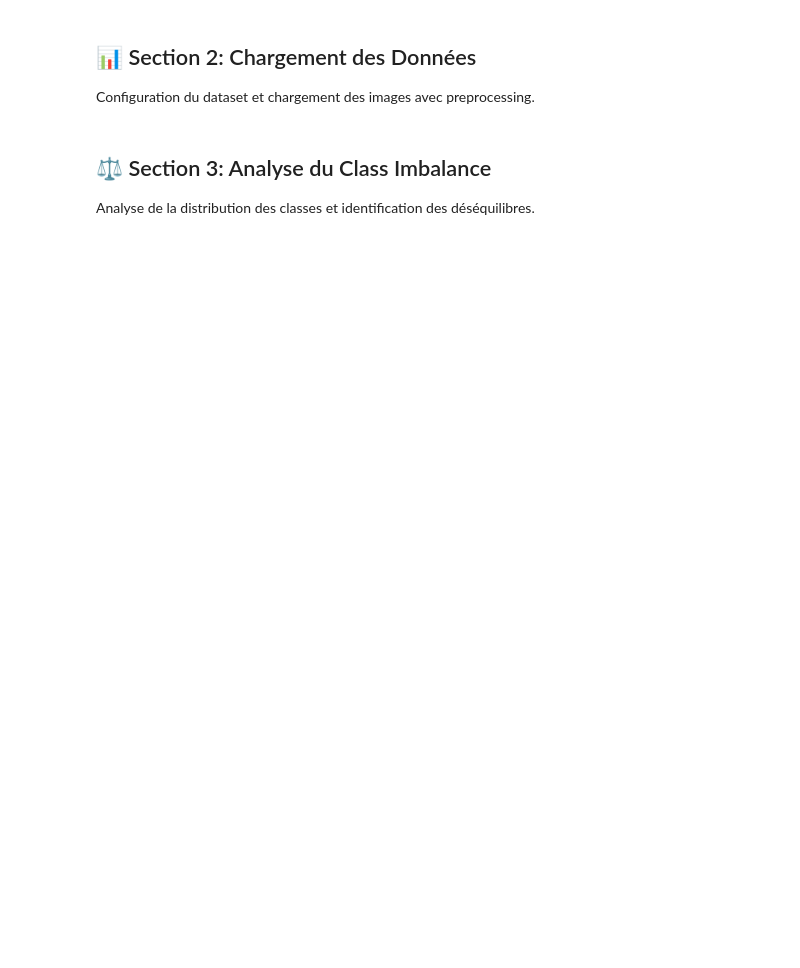
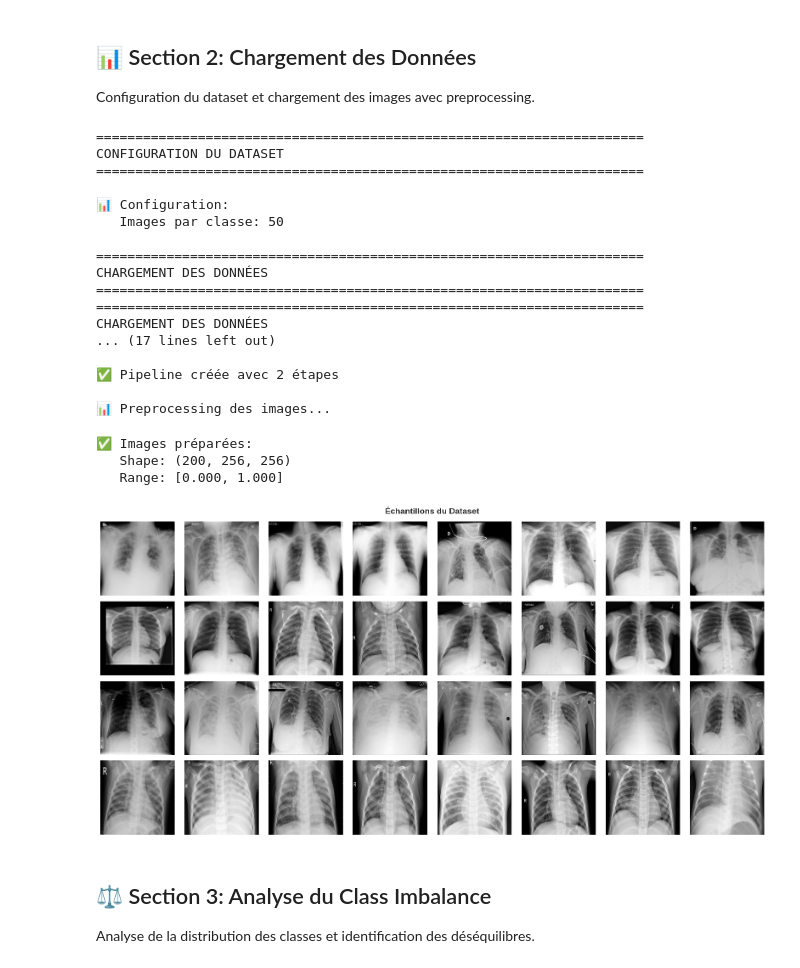
Before and after one commit to L-Poca/Data_Pipeline, a Jupyter notebook: notebooks/comprehensive_ml_pipeline.ipynb, the cells around one changed output. Saved outputs shown, nothing was run; the diff lists cells and outputs as text; code cells hidden in the pictures; blank space fills up the shorter version.

```diff
--- a/notebooks/comprehensive_ml_pipeline.ipynb
+++ b/notebooks/comprehensive_ml_pipeline.ipynb
@@ -390,7 +419,7 @@ print("=" * 70)
 # ⚠️ PARAMÈTRE IMPORTANT : Nombre d'images par classe
 # None = toutes les images (~21K total)
 # 100/500/1000 = tests rapides
-N_IMAGES_PER_CLASS = None  # Modifier pour tests rapides
+N_IMAGES_PER_CLASS = 50 # Modifier pour tests rapides
 
 print(f"\n📊 Configuration:")
 print(f"   Images par classe: {N_IMAGES_PER_CLASS if N_IMAGES_PER_CLASS else 'TOUTES'}")
@@ -422,33 +451,55 @@ print(f"   Distribution: {np.bincount(labels_int)}")
 # Créer pipeline de preprocessing
 pipeline_img = create_preprocessing_pipeline(
     img_size=config.img_size,
     color_mode='L',  # Grayscale
     mask_paths=None,
     verbose=True
 )
 
 # Charger et preprocesser
 print("\n📊 Preprocessing des images...")
 images = pipeline_img.fit_transform(image_paths)
 images = images.astype('float32') / 255.0  # Normaliser [0, 1]
 
 print(f"\n✅ Images préparées:")
 print(f"   Shape: {images.shape}")
 print(f"   Range: [{images.min():.3f}, {images.max():.3f}]")
 
 # Visualisation échantillons
 fig, axes = plt.subplots(4, 8, figsize=(16, 8))
 for i in range(4):
     for j in range(8):
         idx = i * (len(images) // 4) + j
         if idx < len(images):
             axes[i, j].imshow(images[idx], cmap='gray')
             if j == 0:
                 axes[i, j].set_ylabel(config.classes[i], rotation=0, ha='right', va='center')
             axes[i, j].axis('off')
 plt.suptitle('Échantillons du Dataset', size=14, weight='bold')
 plt.tight_layout()
 plt.show()
+# %% [output]
+======================================================================
+CONFIGURATION DU DATASET
+======================================================================
+
+📊 Configuration:
+   Images par classe: 50
+
+======================================================================
+CHARGEMENT DES DONNÉES
+======================================================================
+======================================================================
+CHARGEMENT DES DONNÉES
+... (17 lines left out)
+
+✅ Pipeline créée avec 2 étapes
+
+📊 Preprocessing des images...
+✅ Images préparées:
+   Shape: (200, 256, 256)
+   Range: [0.000, 1.000]
+[figure, added]
 # %% [markdown]
 ## ⚖️ Section 3: Analyse du Class Imbalance
 
```
Also changed, not shown: parts of 7 cells of this notebook, 2 other files.
